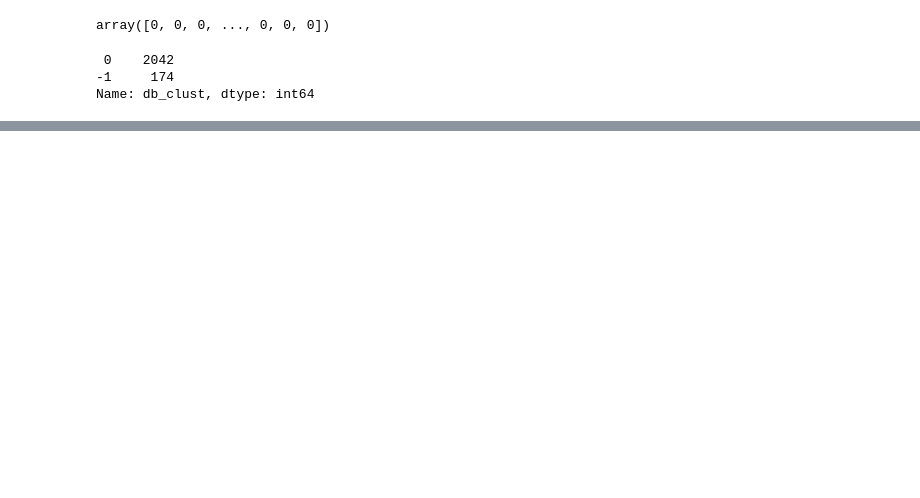
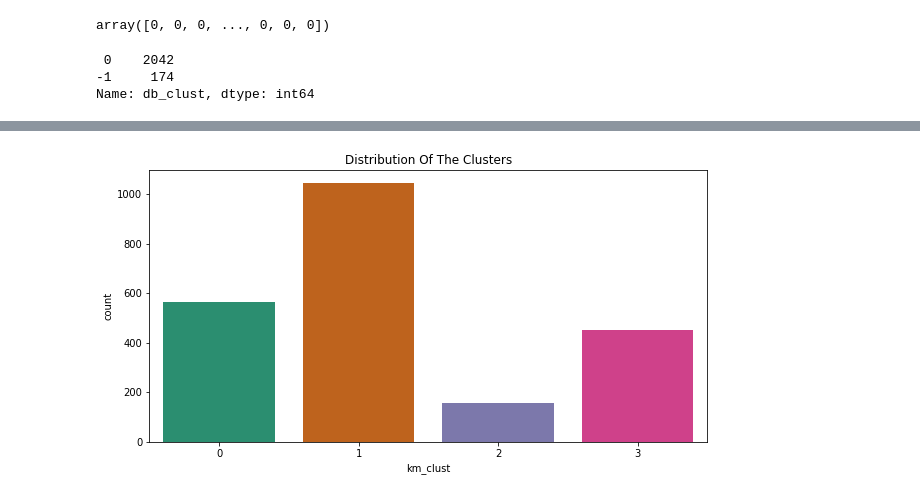
Before and after one commit to RiteshopShrivastava/Customer_Behavior_Analysis, a Jupyter notebook: Customer_Behaviour_Analysis.ipynb, the cells around one changed output, grey strips where cells are left out. Saved outputs shown, nothing was run; the diff lists cells and outputs as text; code cells hidden in the pictures; blank space fills up the shorter version.

```diff
--- a/Customer_Behaviour_Analysis.ipynb
+++ b/Customer_Behaviour_Analysis.ipynb
@@ -674,5 +645,5 @@ plt.show()
 # %%
 # Building cluster algorithm
-clusters_4 = KMeans(n_clusters=4, random_state= 0)
-clusters_4.fit(pca_values)
+km_clusters = KMeans(n_clusters=4, random_state= 0)
+km_clusters.fit(pca_values)
 # %% [output]
@@ -726,0 +655,3 @@ data2.tail(50)
+# %%
+data1['km_clust'] = km_clusters.labels_
+data1.head()
@@ -729,6 +675,6 @@ data2.tail(50)
 # %%
 from sklearn.cluster import DBSCAN
 # build DBSCAN algorithm
-dbscan = DBSCAN(eps=5, min_samples=16)
-dbscan.fit(rescaled)
+db_clusters = DBSCAN(eps=5, min_samples=16)
+db_clusters.fit(rescaled)
 # %% [output]
@@ -740,5 +685,5 @@ dbscan.labels_
 # %% [output]
 array([0, 0, 0, ..., 0, 0, 0])
 # %%
-data2['db_clust'] = dbscan.labels_
+data1['db_clust'] = db_clusters.labels_
 # %%
@@ -765,0 +721,9 @@ data2
+# %%
+#Plotting countplot of clusters
+plt.figure(figsize=(10,5))
+pl = ["#682F2F","#B9C0C9", "#9F8A78","#F3AB60"]
+pl = sns.countplot(x=data1["km_clust"], palette= 'Dark2')
+pl.set_title("Distribution Of The Clusters")
+plt.show()
+# %% [output]
+[figure, added]
```
Also changed, not shown: parts of 62 cells of this notebook.
